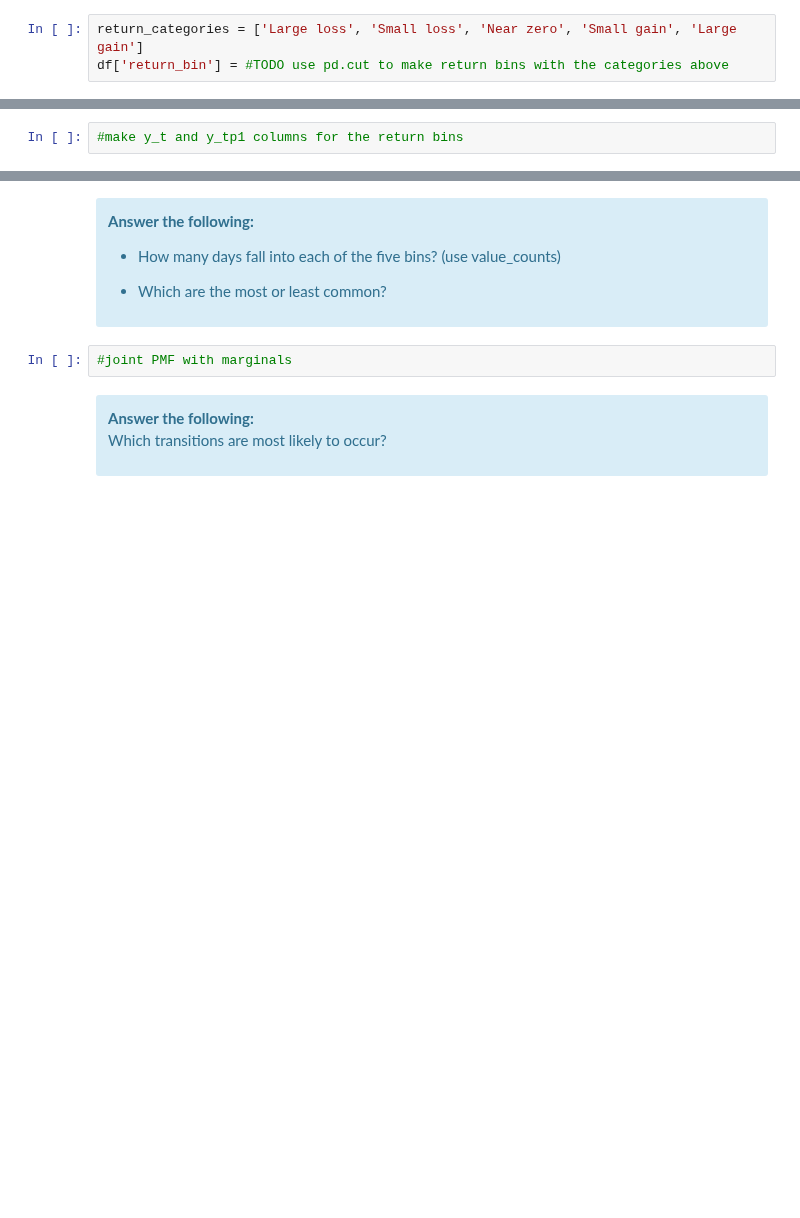
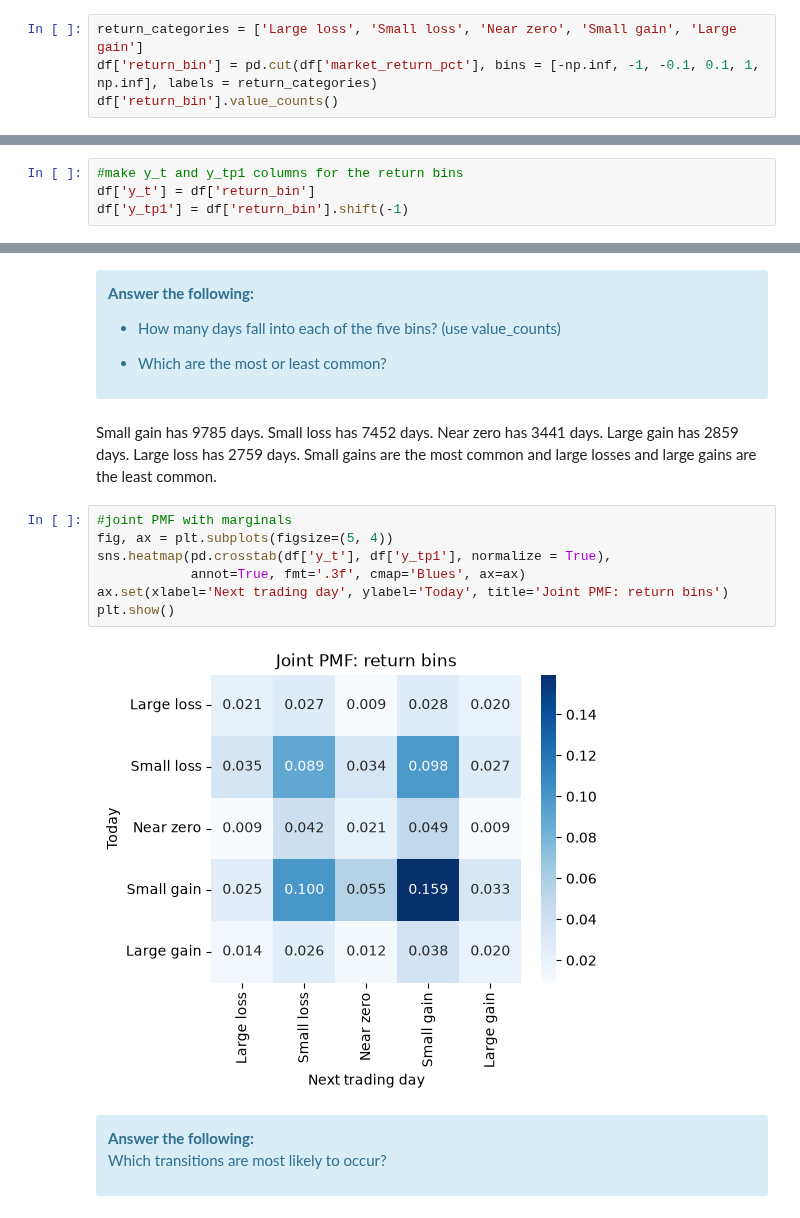
Before and after one commit to hdykens/UU_F26_templates, a Jupyter notebook: Week09/Thursday_lab/lab08.ipynb, the cells around one changed output, grey strips where cells are left out. Drawn from its saved outputs; the diff is of its cells as text; blank space fills up the shorter version.

```diff
--- a/Week09/Thursday_lab/lab08.ipynb
+++ b/Week09/Thursday_lab/lab08.ipynb
@@ -103,4 +141,5 @@ For example, −2 belongs to **Large loss**, 0.05 to **Near zero**, and 0.8 to *
 - For each state, compute the conditional expectation of tomorrow's `market_return_pct`. Given the current state, what are the expected percent returns for tomorrow? How do the min and max values for tomorrow vary across states? Which states have the highest standard deviation for tomorrow's percent returns? Describe any patterns in the volatility you notice. Using `.groupby` and `.describe` is the easiest way to do this.
 # %%
 return_categories = ['Large loss', 'Small loss', 'Near zero', 'Small gain', 'Large gain']
-df['return_bin'] = #TODO use pd.cut to make return bins with the categories above
+df['return_bin'] = pd.cut(df['market_return_pct'], bins = [-np.inf, -1, -0.1, 0.1, 1, np.inf], labels = return_categories)
+df['return_bin'].value_counts()
@@ -107,2 +154,4 @@ df['return_bin'] = #TODO use pd.cut to make return bins with the categories abov
 # %%
 #make y_t and y_tp1 columns for the return bins
+df['y_t'] = df['return_bin']
+df['y_tp1'] = df['return_bin'].shift(-1)
@@ -113,8 +173,22 @@ df['return_bin'] = #TODO use pd.cut to make return bins with the categories abov
 - Which are the most or least common?
 
   </div>
+# %% [markdown]
+Small gain has 9785 days.
+Small loss has 7452 days.
+Near zero has 3441 days.
+Large gain has 2859 days.
+Large loss has 2759 days.
+Small gains are the most common and large losses and large gains are the least common.
 # %%
 #joint PMF with marginals
+fig, ax = plt.subplots(figsize=(5, 4))
+sns.heatmap(pd.crosstab(df['y_t'], df['y_tp1'], normalize = True),
+            annot=True, fmt='.3f', cmap='Blues', ax=ax)
+ax.set(xlabel='Next trading day', ylabel='Today', title='Joint PMF: return bins')
+plt.show()
+# %% [output]
+[figure, added]
 # %% [markdown]
 <div class='alert alert-info'><b>Answer the following:</b>
 
```
Also changed, not shown: parts of 21 cells of this notebook.
